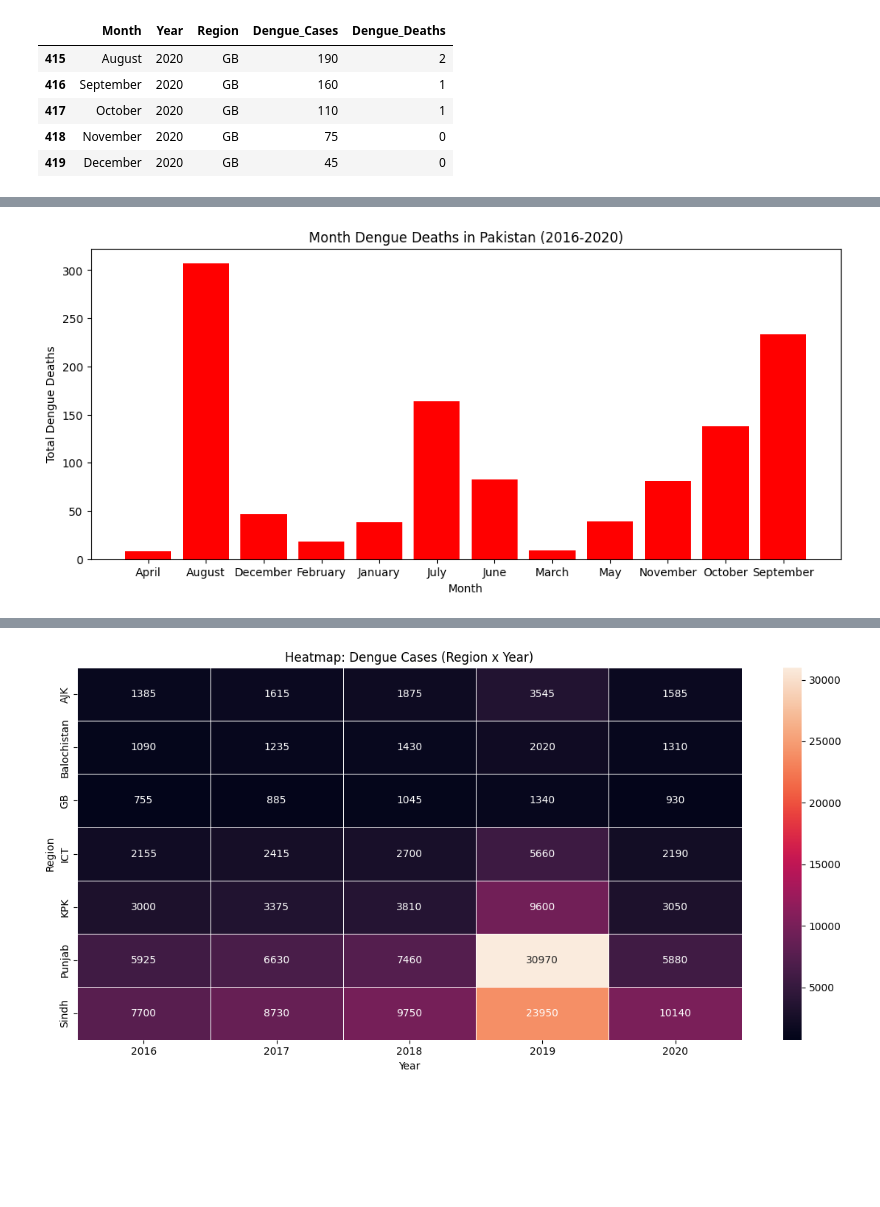
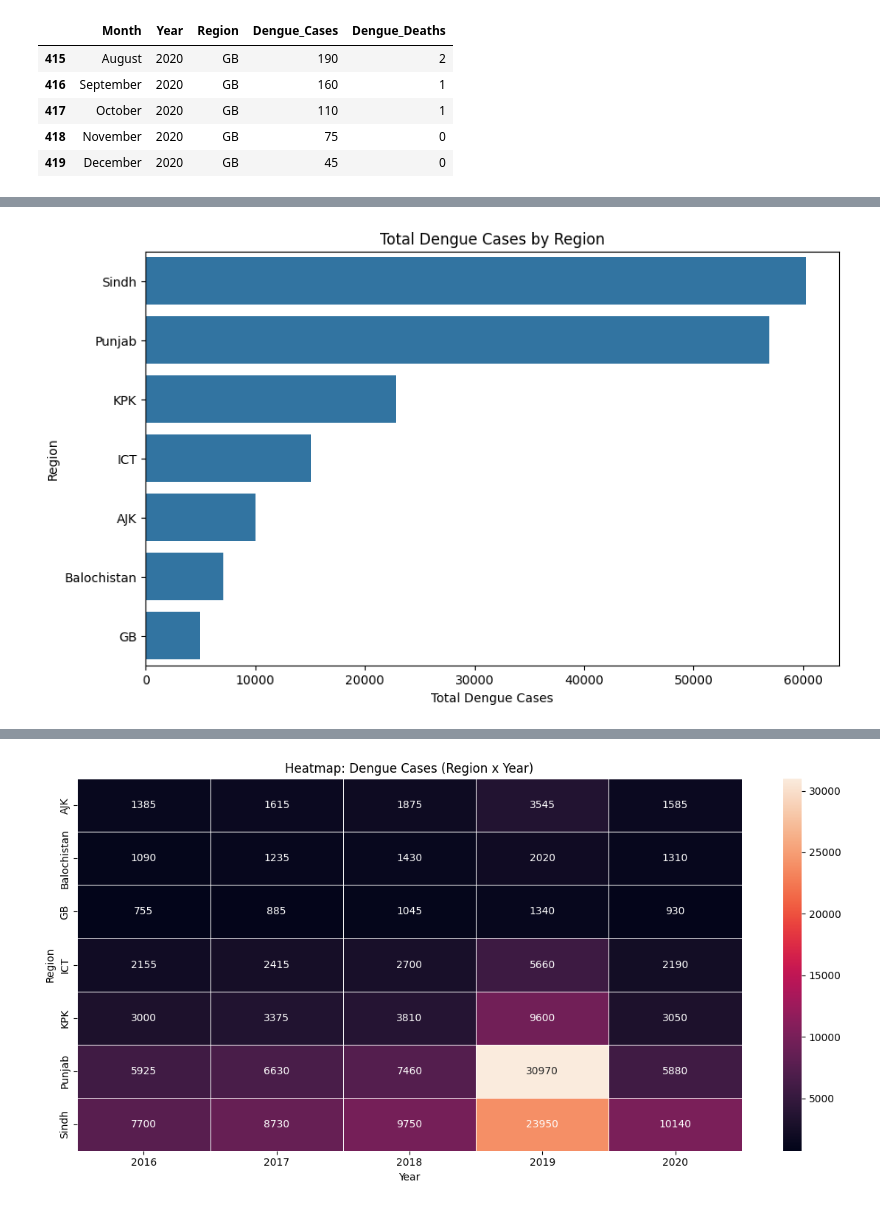
Before and after one commit to zeeshanali90233/Data-Science, a Jupyter notebook: Project-3-Dengue Pakistan/script.ipynb, the cells around one changed output, grey strips where cells are left out. Drawn from its saved outputs; the diff is of its cells as text; code cells hidden in the pictures; blank space fills up the shorter version.

```diff
--- a/Project-3-Dengue Pakistan/script.ipynb
+++ b/Project-3-Dengue Pakistan/script.ipynb
@@ -171,12 +154,19 @@ plt.show()
-# %%
-# Year wise Dengue Deaths irrespective of Region
-month_wise = df.groupby('Month')['Dengue_Deaths'].sum().reset_index()
-
-plt.figure(figsize=(12,5))
-plt.bar(month_wise['Month'], month_wise['Dengue_Deaths'], color='red')
-plt.title('Month Dengue Deaths in Pakistan (2016-2020)')
-plt.xlabel('Month')
-plt.ylabel('Total Dengue Deaths')
-plt.show()
-# %% [output]
-[figure, removed]
+# %%
+region_cases = df.groupby("Region")["Dengue_Cases"].sum().sort_values(
+    ascending=False
+)
+
+plt.figure(figsize=(10, 6))
+
+sns.barplot(
+    x=region_cases.values,
+    y=region_cases.index
+)
+
+plt.title("Total Dengue Cases by Region")
+plt.xlabel("Total Dengue Cases")
+plt.ylabel("Region")
+
+plt.show()
+# %% [output]
+[figure, added]
```
Also changed, not shown: parts of 36 cells of this notebook, 12 other files.
